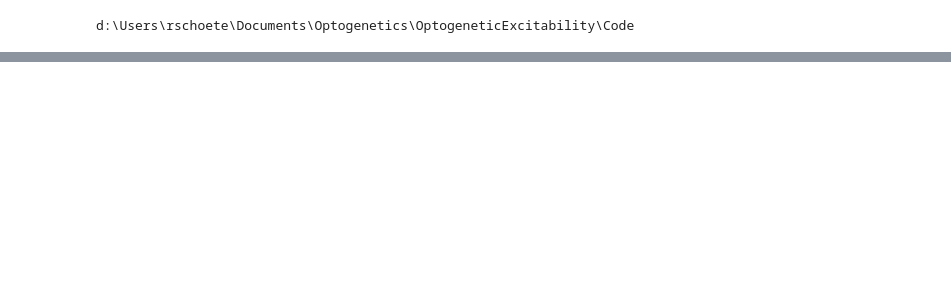
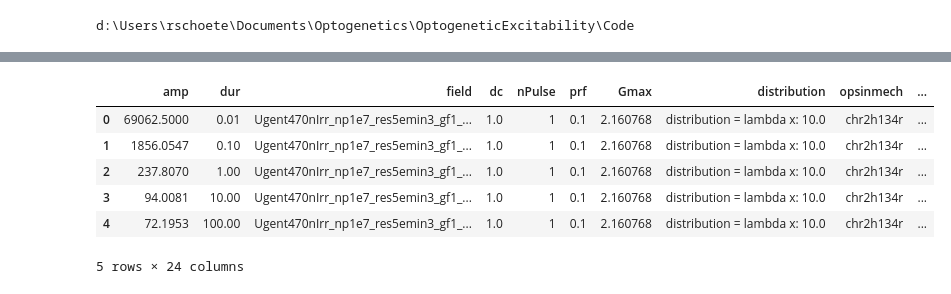
Before and after one commit to Rschoete/3DOptogeneticStimulationCA1_public, a Jupyter notebook: Analyses/SDC/analyse_ugentinvivo.ipynb, the cells around one changed output, grey strips where cells are left out. Saved outputs shown, nothing was run; the diff lists cells and outputs as text; code cells hidden in the pictures; blank space fills up the shorter version.

```diff
--- a/Analyses/SDC/analyse_ugentinvivo.ipynb
+++ b/Analyses/SDC/analyse_ugentinvivo.ipynb
@@ -103,0 +165,50 @@ result files: 160, input files: 160, directories: 160
+# %%
+if consider_fill:
+    if fill_missing_xyzpositions:
+        # append nan missing positions
+        setting_keys = ['dur',*cell_init_options,*settings_options,*opsin_options,*field_options]
+        master_df['settings_str'] = master_df.apply(lambda x: '_'.join([str(x[key]) for key in setting_keys]),axis=1)
+
+        print(len(master_df))
+        xX, yY, zZ = np.meshgrid(unique_values_columns['x'],unique_values_columns['y'],unique_values_columns['z'])
+        target = np.array((xX.ravel(),yY.ravel(),zZ.ravel())).T
+        print(target.shape)
+        usettings_str = list(master_df['settings_str'].unique())
+        print(len(usettings_str))
+        master_df.head()
+        for uset in usettings_str:
+            intm_df = master_df[master_df['settings_str']==uset]
+
+            source = np.array((intm_df['x'],intm_df['y'],intm_df['z'])).T
+            #source[:,None]: Nx3 -> Nx1x3 (same as source[:,None,:])
+            # target==source[:,None]: Mx3 == Nx1x3 -> 1xMx3 == Nx1x3 -> NxMx3
+            # np.all(target==source[:, None], axis=2): NxMx3 -> NxM
+            # *.any(axis=0): NxM -> M if column (Mi) has no true -> any false -> ~any => true = missing row
+            missing = target[~np.all(target==source[:, None], axis=2).any(axis=0)]
+            if len(missing)>0:
+                for i,missing_row in enumerate(missing):
+                    a = intm_df.iloc[0:1].copy()
+                    a['x'], a['y'], a['z'] = missing_row
+                    a['amp'] = np.nan
+                    insert_position = intm_df.index[-1]+(i+1)/target.shape[0]
+                    master_df.loc[insert_position] = a.to_numpy()[0]
+        intm_df.head()
+        print(len(master_df))
+        master_df.tail()
+        master_df = master_df.sort_index().reset_index(drop=True)
+        savename = savename.rsplit('.csv')[0]+'_filled.csv'
+        master_df.to_csv(savename)
+    else:
+        savename = savename.rsplit('.csv')[0]+'_filled.csv'
+        master_df = pd.read_csv(savename,index_col=0)
+
+unique_values_columns = {key: master_df[key].unique() for key in all_columns}
+master_df.head()
+# %% [output]
+|  | amp | dur | field | dc | nPulse | prf | Gmax | distribution | opsinmech | ... |
+| 0 | 69062.5000 | 0.01 | Ugent470nIrr_np1e7_res5emin3_gf1_... | 1.0 | 1 | 0.1 | 2.160768 | distribution = lambda x: 10.0 | chr2h134r | ... |
+| 1 | 1856.0547 | 0.10 | Ugent470nIrr_np1e7_res5emin3_gf1_... | 1.0 | 1 | 0.1 | 2.160768 | distribution = lambda x: 10.0 | chr2h134r | ... |
+| 2 | 237.8070 | 1.00 | Ugent470nIrr_np1e7_res5emin3_gf1_... | 1.0 | 1 | 0.1 | 2.160768 | distribution = lambda x: 10.0 | chr2h134r | ... |
+| 3 | 94.0081 | 10.00 | Ugent470nIrr_np1e7_res5emin3_gf1_... | 1.0 | 1 | 0.1 | 2.160768 | distribution = lambda x: 10.0 | chr2h134r | ... |
+| 4 | 72.1953 | 100.00 | Ugent470nIrr_np1e7_res5emin3_gf1_... | 1.0 | 1 | 0.1 | 2.160768 | distribution = lambda x: 10.0 | chr2h134r | ... |
+5 rows × 24 columns
```
Also changed, not shown: parts of 8 cells of this notebook.
